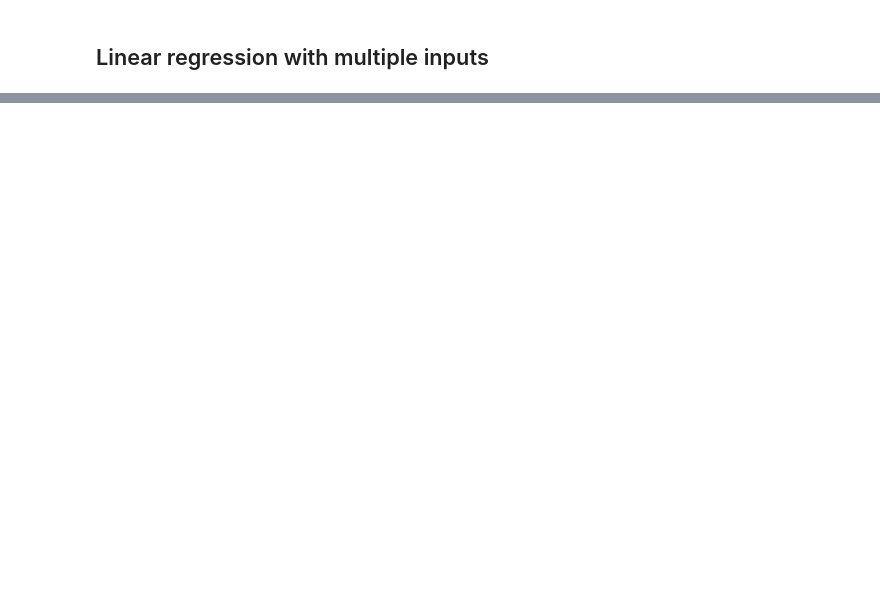
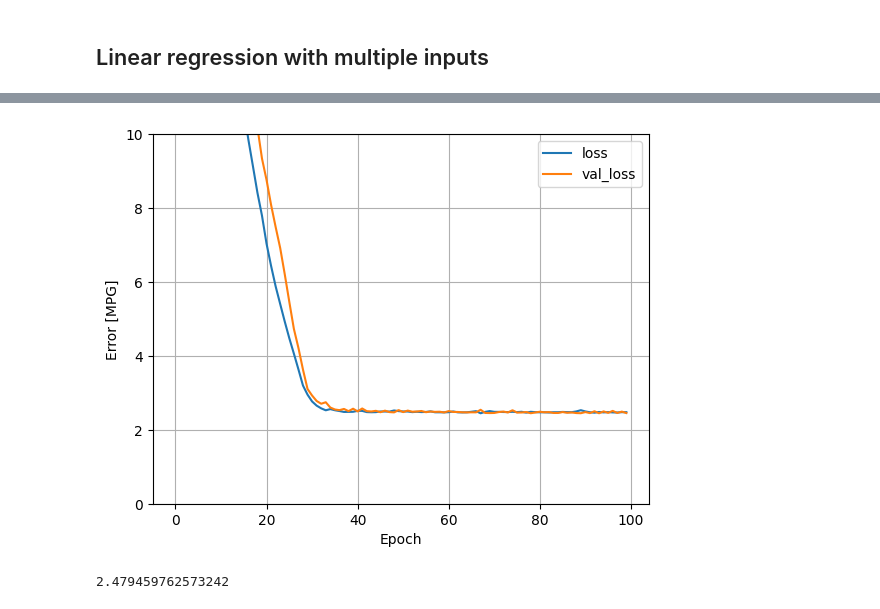
Before and after one commit to vnctptr/ml-projects, a Jupyter notebook: regression/regression.ipynb, the cells around one changed output, grey strips where cells are left out. Drawn from its saved outputs; the diff is of its cells as text; code cells hidden in the pictures; blank space fills up the shorter version.

Commit message:
Train and evaluate the multi-input model

```diff
--- a/regression/regression.ipynb
+++ b/regression/regression.ipynb
@@ -177,0 +376,4 @@ linear_model = tf.keras.Sequential([
+# %%
+linear_model.compile(
+    optimizer=tf.keras.optimizers.Adam(learning_rate=0.1),
+    loss='mean_absolute_error')
@@ -177,0 +383,9 @@ linear_model = tf.keras.Sequential([
+# %%
+%%time
+history = linear_model.fit(
+    train_features.astype('float32'),
+    train_labels.astype('float32'),
+    epochs=100,
+    verbose=0,
+    # Calculate validation results on 20% of the training data.
+    validation_split = 0.2)
@@ -177,0 +395,4 @@ linear_model = tf.keras.Sequential([
+# %%
+plot_loss(history)
+# %% [output]
+[figure, added]
@@ -177,0 +405,4 @@ linear_model = tf.keras.Sequential([
+# %%
+test_results['linear_model']
+# %% [output]
+2.479459762573242
```
Also changed, not shown: parts of 34 cells of this notebook.
